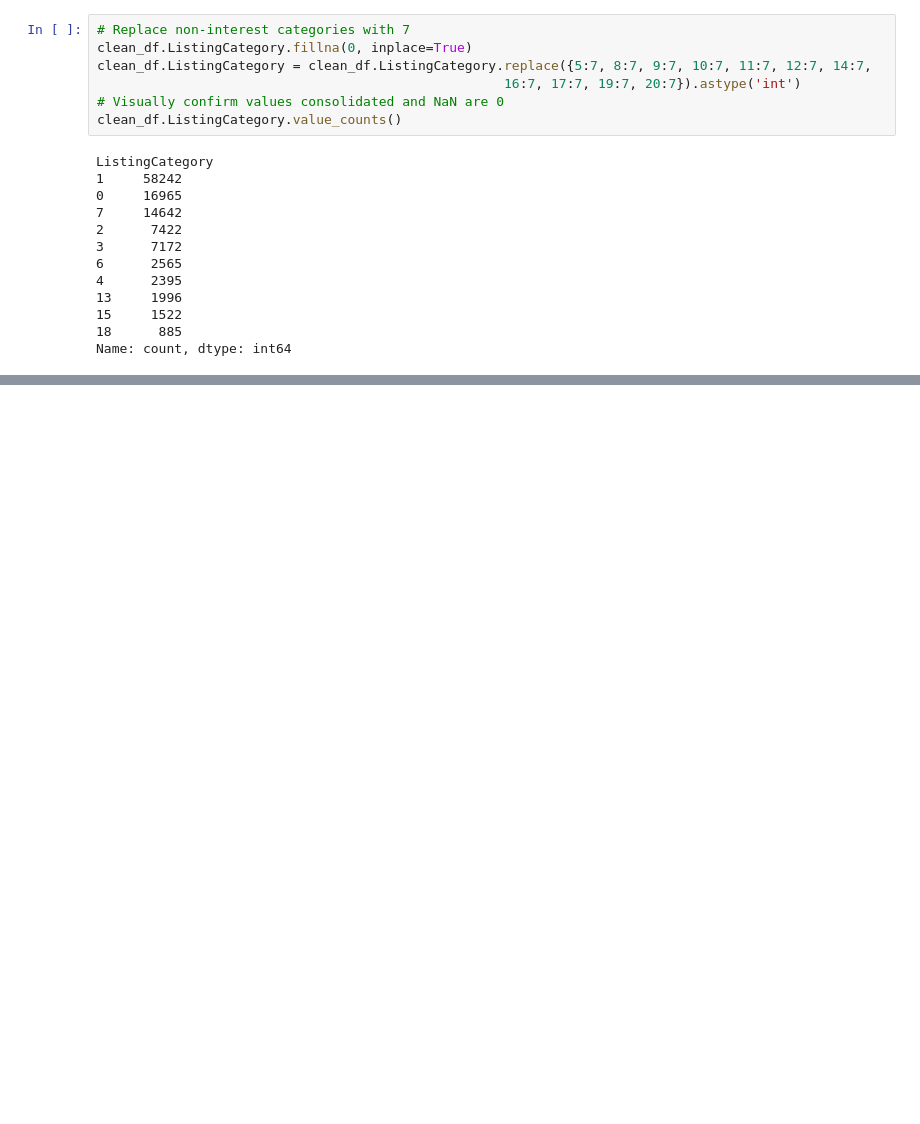
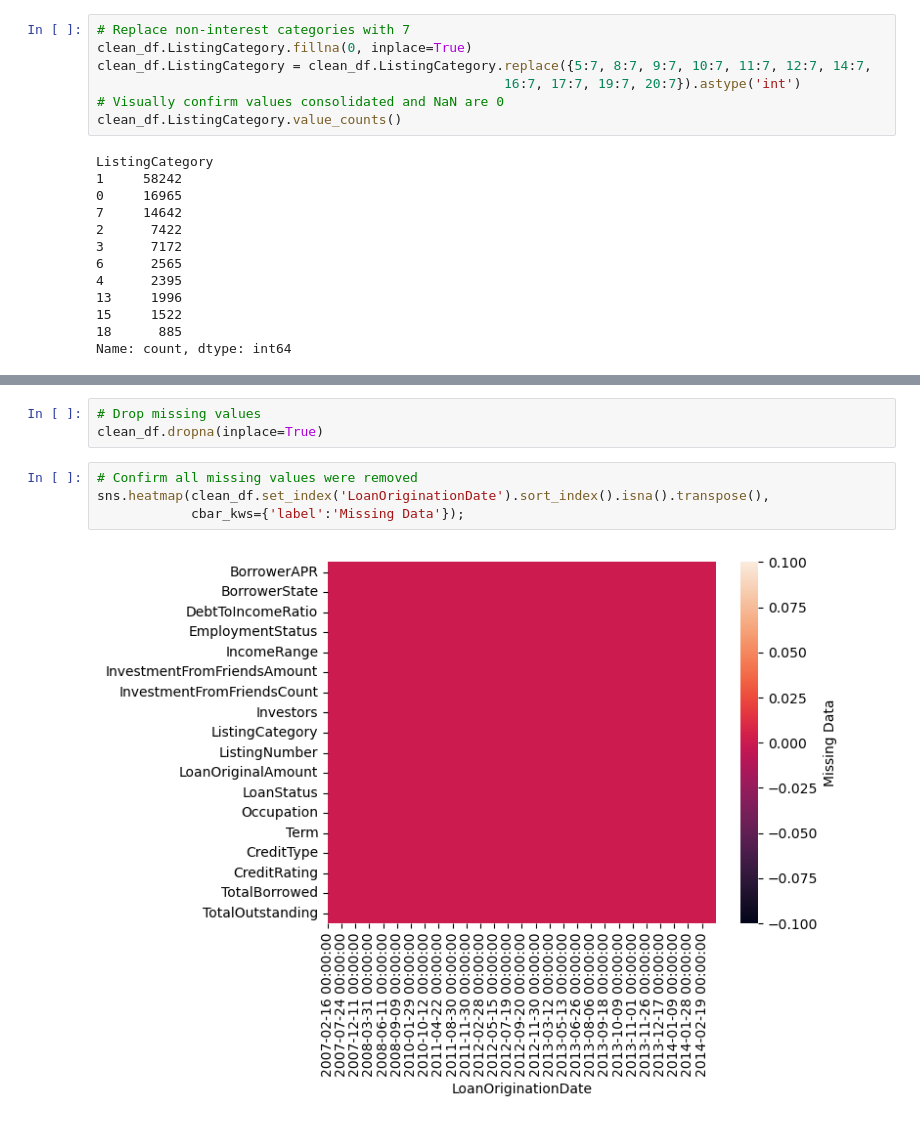
Before and after one commit to tristenwallace/prosper_loan_data_analysis, a Jupyter notebook: src/loan_analysis_explore.ipynb, the cells around one changed output, grey strips where cells are left out. Drawn from its saved outputs; the diff is of its cells as text; blank space fills up the shorter version.

```diff
--- a/src/loan_analysis_explore.ipynb
+++ b/src/loan_analysis_explore.ipynb
@@ -408,0 +504,9 @@ Name: count, dtype: int64
+# %%
+# Drop missing values
+clean_df.dropna(inplace=True)
+# %%
+# Confirm all missing values were removed
+sns.heatmap(clean_df.set_index('LoanOriginationDate').sort_index().isna().transpose(),
+            cbar_kws={'label':'Missing Data'});
+# %% [output]
+[figure, added]
```
Also changed, not shown: parts of 11 cells of this notebook.
